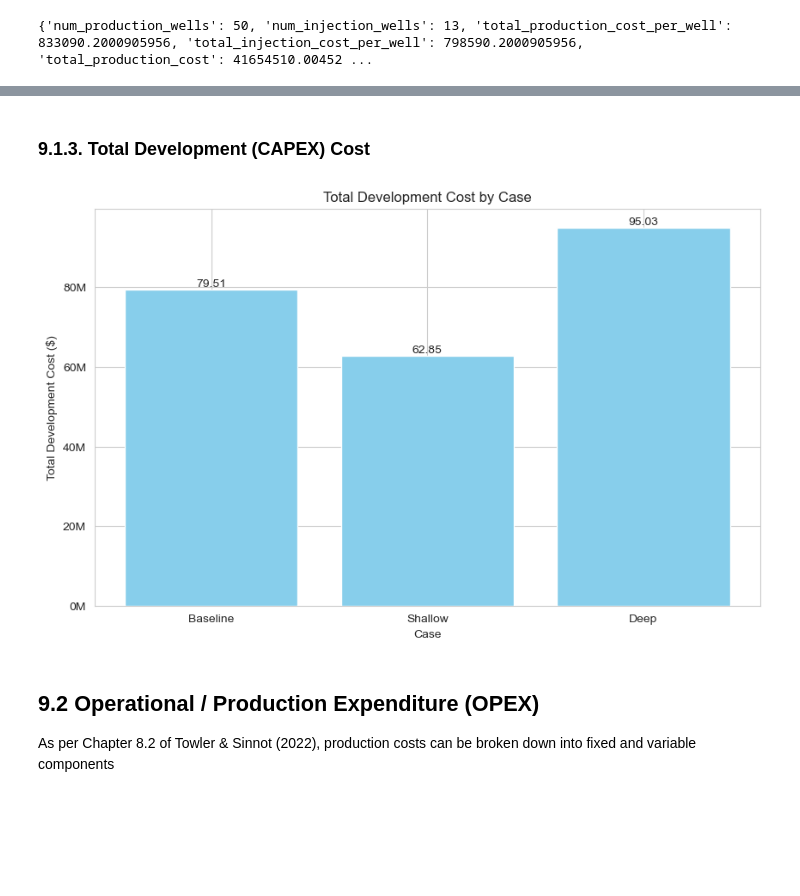
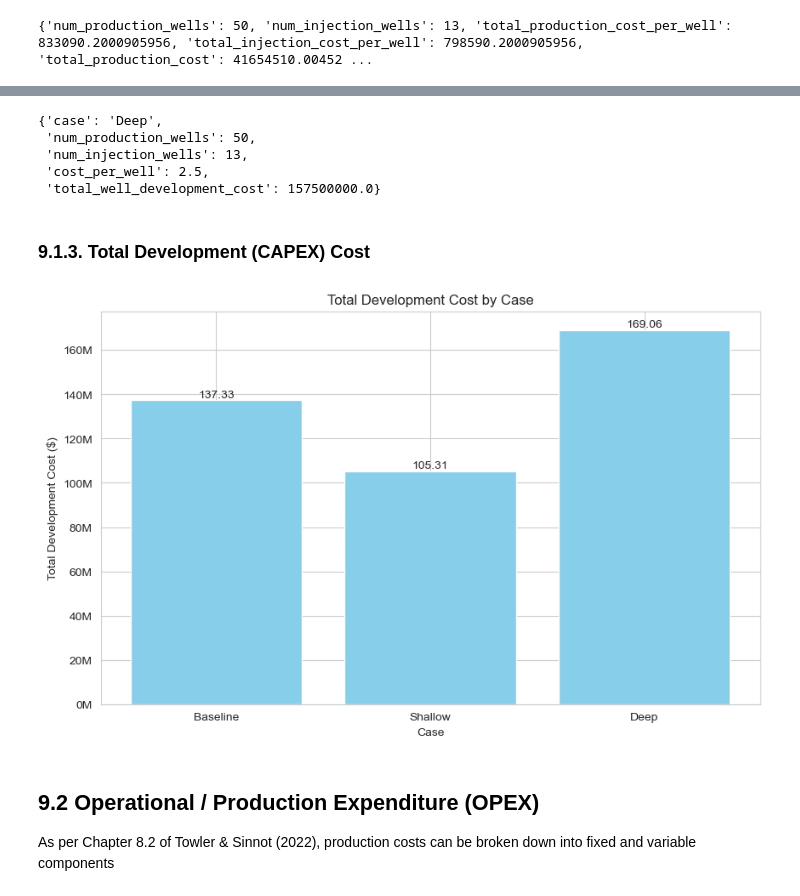
Before and after one commit to tblackfd/Geologic-Hydrogen-LCA-TEA, a Jupyter notebook: BrandtModelReplication_v0_2.ipynb, the cells around one changed output, grey strips where cells are left out. Drawn from its saved outputs; the diff is of its cells as text; code cells hidden in the pictures; blank space fills up the shorter version.

Commit message:
Modified well development cost calculations to take assumptions direction from EIA Future Trends Report.

```diff
--- a/BrandtModelReplication_v0_2.ipynb
+++ b/BrandtModelReplication_v0_2.ipynb
@@ -6425,3 +6433,60 @@ print(estimate)
+# %%
+# Use data from EIA's Trends in U.S. Oil and Natural Gas Upstream Costs report to estimate drilling costs for the different well designs.
+
+def estimate_well_development_cost(case, num_production_wells=None, injection_well_percentage=None):
+
+    if num_production_wells is None:
+        num_production_wells = 50
+    if injection_well_percentage is None:
+        injection_well_percentage = 0.25
+
+    # Determine the number of injection wells
+    num_injection_wells = math.ceil(num_production_wells * injection_well_percentage)
+    total_wells = num_production_wells + num_injection_wells
+
+    # Extract parameters for the specified case. If the input case is not found, default to 'Baseline'
+    if case not in ['Shallow','Baseline','Deep']:
+        case = 'Baseline'
+
+    if case == 'Shallow':
+        rig_costs = 0.9 # $million
+        casing_costs = 0.6 # $million
+
+    if case == 'Baseline':
+        rig_costs = 1.1 # $million
+        casing_costs = 0.9 # $million
+
+    if case == 'Deep':
+        rig_costs = 1.3 # $million
+        casing_costs = 1.2 # $million
+
+    fracking_costs = 0
+    completion_fluid_cost = 0 # Assume completion cost of a conventional, vertical well is built into the other costs
+    proppant_costs = 0 # Proppant costs not required for conventional, unfractured wells
+    facilities_costs = 0 # These costs are calculated in the surface equipment cost
+    lease_operating_expenses = 0 # Assume no requirement for artificial lift or water disposal
+    gathering_processing_transport_cost = 0 # Assume these are built into the OPEX costs, calculated separately
+    general_administrative_costs = 0 # Assume these are built into the OPEX costs, calculated separately
+
+    cost_per_well = rig_costs + casing_costs + fracking_costs + completion_fluid_cost + proppant_costs + facilities_costs + lease_operating_expenses + gathering_processing_transport_cost + general_administrative_costs
+    total_well_development_cost = cost_per_well * total_wells * 1E6 # Convert from $million to $.
+
+    return {
+        'case': case,
+        'num_production_wells': num_production_wells,
+        'num_injection_wells': num_injection_wells,
+        'cost_per_well': cost_per_well,
+        'total_well_development_cost': total_well_development_cost
+    }
+
+# Example usage
+estimate_well_development_cost('Deep')
+# %% [output]
+{'case': 'Deep',
+ 'num_production_wells': 50,
+ 'num_injection_wells': 13,
+ 'cost_per_well': 2.5,
+ 'total_well_development_cost': 157500000.0}
 # %% [markdown]
 ### 9.1.3. Total Development (CAPEX) Cost
 # %%
@@ -6437,13 +6502,13 @@ def estimate_total_development_cost(case, num_production_wells=None, injection_w
         injection_well_percentage = 0.25
 
     # Calculate drilling costs
-    drilling_costs = estimate_drilling_costs(case, num_production_wells, injection_well_percentage)
+    drilling_costs = estimate_well_development_cost(case, num_production_wells, injection_well_percentage)
 
     # Calculate surface equipment costs
     equipment_costs = estimate_total_equipment_cost(case)
 
     # Calculate total development cost
-    total_development_cost = drilling_costs['combined_total_cost'] + equipment_costs['total_surface_equipment_installed_cost_2023']
+    total_development_cost = drilling_costs['total_well_development_cost'] + equipment_costs['total_surface_equipment_installed_cost_2023']
 
     return {
         'case': case,
@@ -6458,34 +6523,34 @@ def plot_total_development_cost():
     # Define the number of production wells for each case
     num_production_wells = {
         'Baseline': 50,
         'Shallow': 50,
         'Deep': 50
     }
 
     # Calculate the total development cost for each case
     development_costs = [estimate_total_development_cost(case, num_wells) for case, num_wells in num_production_wells.items()]
 
     # Extract the case names and total development costs
     case_names = [cost['case'] for cost in development_costs]
     total_costs = [cost['total_development_cost'] for cost in development_costs]
 
     # Plot the total development costs
     fig, ax = plt.subplots(figsize=(10, 6))
     ax.bar(case_names, total_costs, color='skyblue')
     ax.set_title('Total Development Cost by Case')
     ax.set_ylabel('Total Development Cost ($)')
     # Make the y axis units in millions of dollars
     ax.yaxis.set_major_formatter(ticker.FuncFormatter(lambda x, _: f'{x / 1e6:.0f}M'))
     ax.set_xlabel('Case')
     # Add the total cost values on top of the bars
     for i, cost in enumerate(total_costs):
         ax.text(i, cost, f'{cost / 1e6:.2f}', ha='center', va='bottom')
     plt.show()
 
 # Example usage
 plot_total_development_cost()
 # %% [output]
-[figure, old version]
+[figure, new version]
 # %% [markdown]
 ## 9.2 Operational / Production Expenditure (OPEX)
 
```
Also changed, not shown: parts of 5 cells of this notebook.
